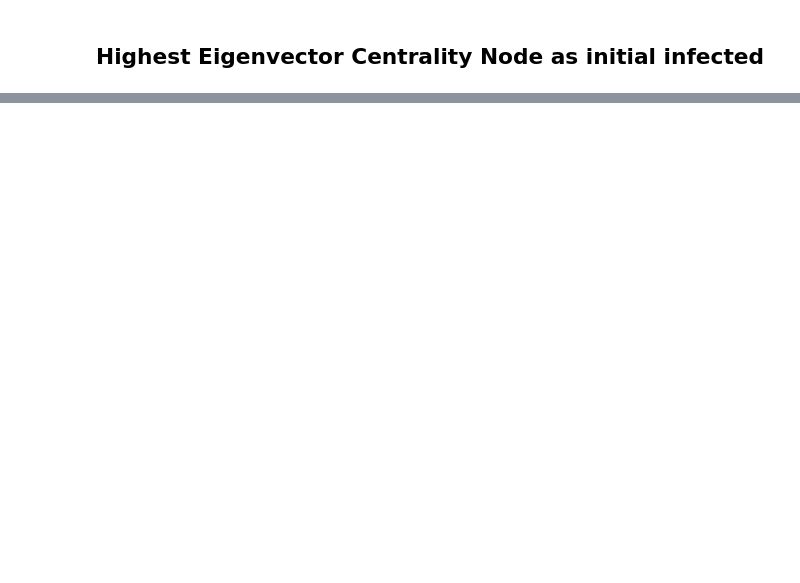
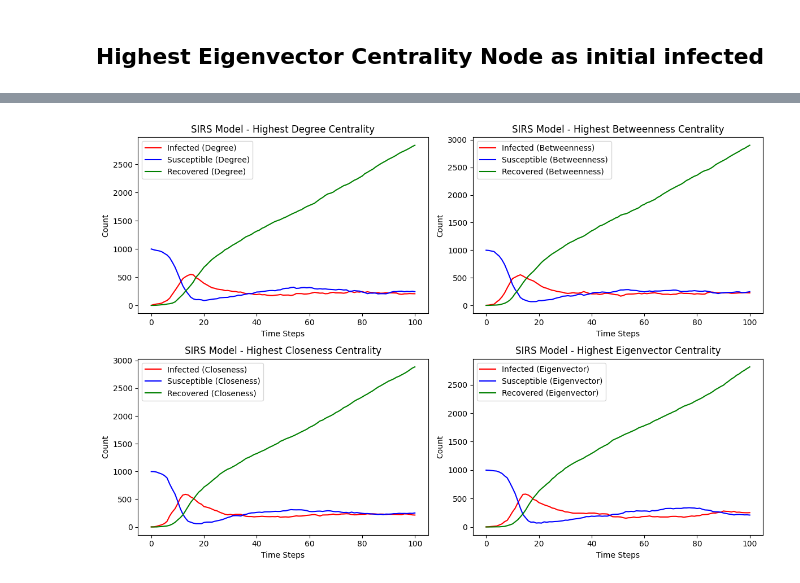
Before and after one commit to CosmoAshutosh/Social_Network_analysis, a Jupyter notebook: Epidimic_Models_Analysis/Epidimic_Model.ipynb, the cells around one changed output, grey strips where cells are left out. Drawn from its saved outputs; the diff is of its cells as text; code cells hidden in the pictures; blank space fills up the shorter version.

```diff
--- a/Epidimic_Models_Analysis/Epidimic_Model.ipynb
+++ b/Epidimic_Models_Analysis/Epidimic_Model.ipynb
@@ -385,0 +330,52 @@ plt.show()
+# %%
+# Plotting
+plt.figure(figsize=(12, 8))
+
+# SIRS model with initial infected node chosen based on highest degree centrality
+plt.subplot(2, 2, 1)
+sirs_susceptible_degree, sirs_infected_degree, sirs_recovered_degree = sirs_model(G, initial_infected_degree, beta, gamma, mu, num_steps)
+plt.plot(steps, sirs_infected_degree, label='Infected (Degree)', color='red')
+plt.plot(steps, sirs_susceptible_degree, label='Susceptible (Degree)', color='blue')
+plt.plot(steps, sirs_recovered_degree, label='Recovered (Degree)', color='green')
+plt.xlabel('Time Steps')
+plt.ylabel('Count')
+plt.title('SIRS Model - Highest Degree Centrality')
+plt.legend()
+
+# SIRS model with initial infected node chosen based on highest betweenness centrality
+plt.subplot(2, 2, 2)
+sirs_susceptible_betweenness, sirs_infected_betweenness, sirs_recovered_betweenness = sirs_model(G, initial_infected_betweenness, beta, gamma, mu, num_steps)
+plt.plot(steps, sirs_infected_betweenness, label='Infected (Betweenness)', color='red')
+plt.plot(steps, sirs_susceptible_betweenness, label='Susceptible (Betweenness)', color='blue')
+plt.plot(steps, sirs_recovered_betweenness, label='Recovered (Betweenness)', color='green')
+plt.xlabel('Time Steps')
+plt.ylabel('Count')
+plt.title('SIRS Model - Highest Betweenness Centrality')
+plt.legend()
+
+# SIRS model with initial infected node chosen based on highest closeness centrality
+plt.subplot(2, 2, 3)
+sirs_susceptible_closeness, sirs_infected_closeness, sirs_recovered_closeness = sirs_model(G, initial_infected_closeness, beta, gamma, mu, num_steps)
+plt.plot(steps, sirs_infected_closeness, label='Infected (Closeness)', color='red')
+plt.plot(steps, sirs_susceptible_closeness, label='Susceptible (Closeness)', color='blue')
+plt.plot(steps, sirs_recovered_closeness, label='Recovered (Closeness)', color='green')
+plt.xlabel('Time Steps')
+plt.ylabel('Count')
+plt.title('SIRS Model - Highest Closeness Centrality')
+plt.legend()
+
+# SIRS model with initial infected node chosen based on highest eigenvector centrality
+plt.subplot(2, 2, 4)
+sirs_susceptible_eigenvector, sirs_infected_eigenvector, sirs_recovered_eigenvector = sirs_model(G, initial_infected_eigenvector, beta, gamma, mu, num_steps)
+plt.plot(steps, sirs_infected_eigenvector, label='Infected (Eigenvector)', color='red')
+plt.plot(steps, sirs_susceptible_eigenvector, label='Susceptible (Eigenvector)', color='blue')
+plt.plot(steps, sirs_recovered_eigenvector, label='Recovered (Eigenvector)', color='green')
+plt.xlabel('Time Steps')
+plt.ylabel('Count')
+plt.title('SIRS Model - Highest Eigenvector Centrality')
+plt.legend()
+
+plt.tight_layout()
+plt.show()
+# %% [output]
+[figure, added]
```
Also changed, not shown: parts of 15 cells of this notebook.
